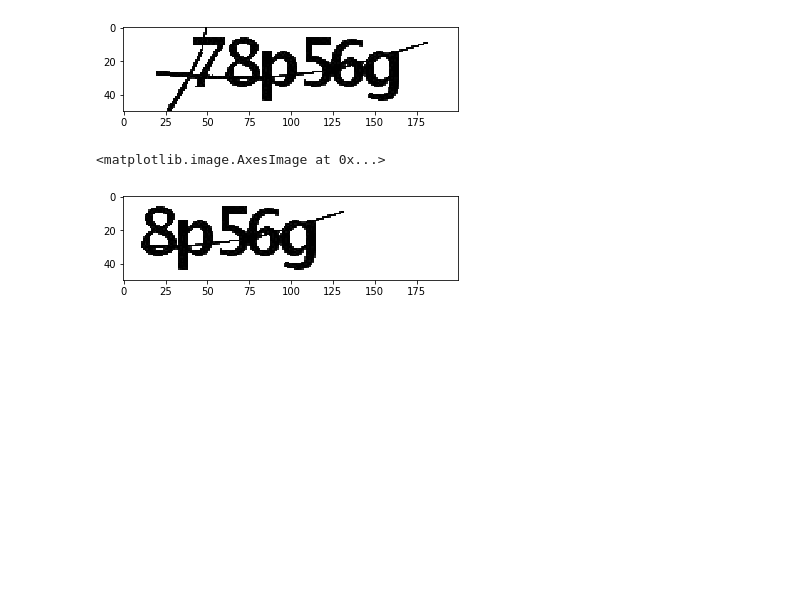
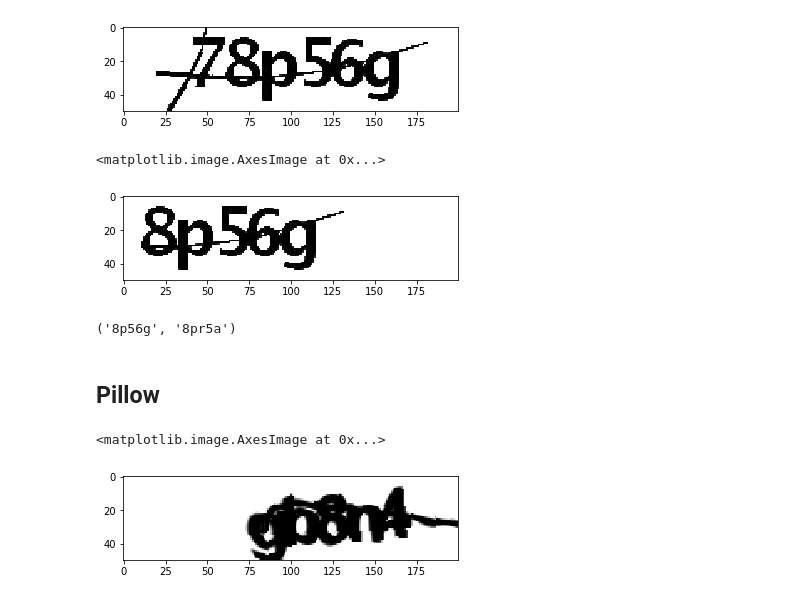
Before and after one commit to rzhao97/captcha, a Jupyter notebook: captcha.ipynb, the cells around one changed output. Saved outputs shown, nothing was run; the diff lists cells and outputs as text; code cells hidden in the pictures; blank space fills up the shorter version.

```diff
--- a/captcha.ipynb
+++ b/captcha.ipynb
@@ -218,7 +278,7 @@ s_y[0].shape
 # %% [output]
 (1070, 36)
 # %%
-X, y, llabels = l_data_process()
+X, y, llabels = l_data_mixer()
 X.shape, y.shape
 # %% [output]
 ((109053, 50, 200, 1), (5, 109053, 36))
@@ -373,6 +456,6 @@ X.shape, y.shape
 # %% [output]
 ((109053, 50, 200, 1), (5, 109053, 36))
 # %%
-X_train, y_train = X[:77777], y[:, :77777]
-X_test, y_test = X[77777:88888], y[:, 77777:88888]
-Xer, yer = X[88888:], y[:, 88888:]
+X_train, y_train, ll_train = X[:77777], y[:, :77777], llabels[:77777]
+X_test, y_test, ll_test = X[77777:93333], y[:, 77777:93333], llabels[77777:93333]
+Xer, yer, ller = X[93333:], y[:, 93333:], llabels[93333:]
@@ -605,0 +759,12 @@ for i in onehotpred:
+# %%
+true = '8p56g'
+predict_one_img(img, true)
+# %% [output]
+('8p56g', '8pr5a')
+# %% [markdown]
+## Pillow
+# %%
+plt.imshow(X_train[0].reshape(50,200), cmap=plt.cm.binary)
+# %% [output]
+<matplotlib.image.AxesImage at 0x...>
+[figure, added]
```
Also changed, not shown: parts of 44 cells of this notebook, 3 other files.
